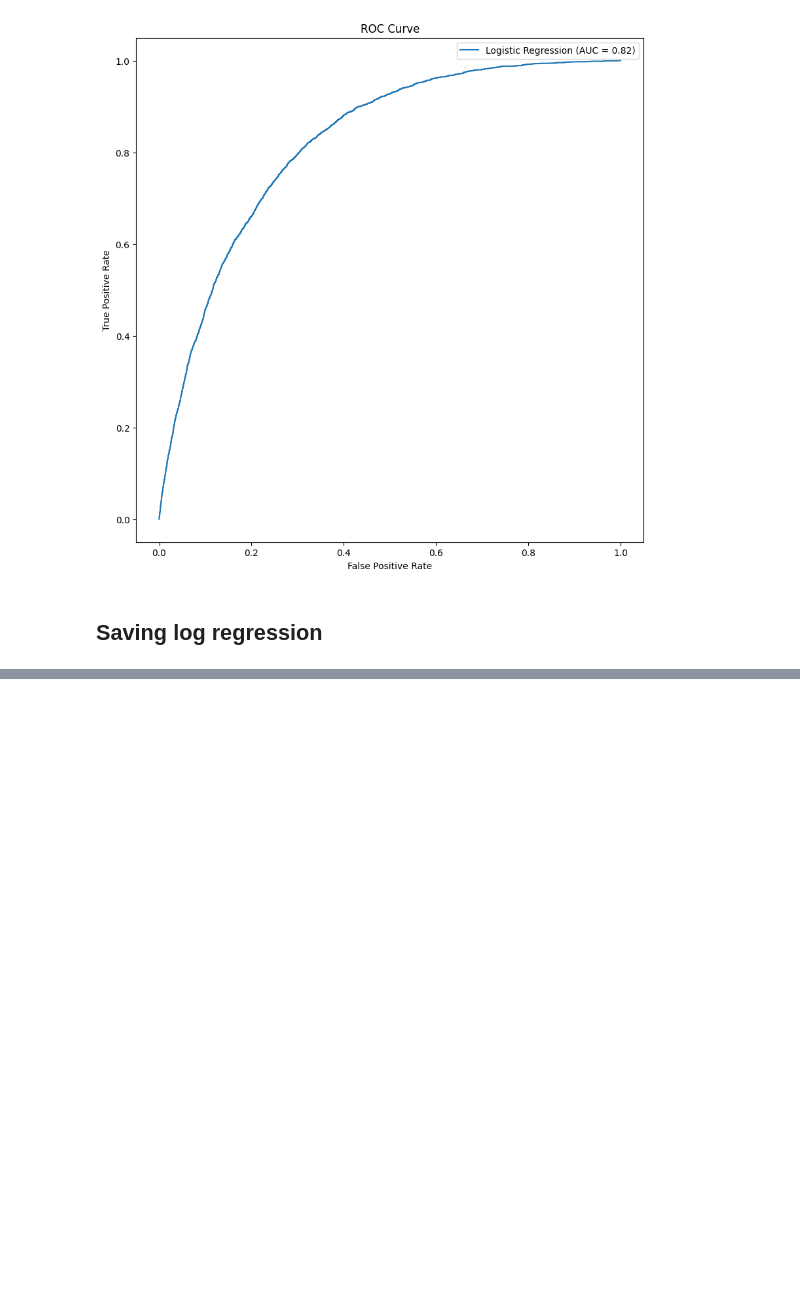
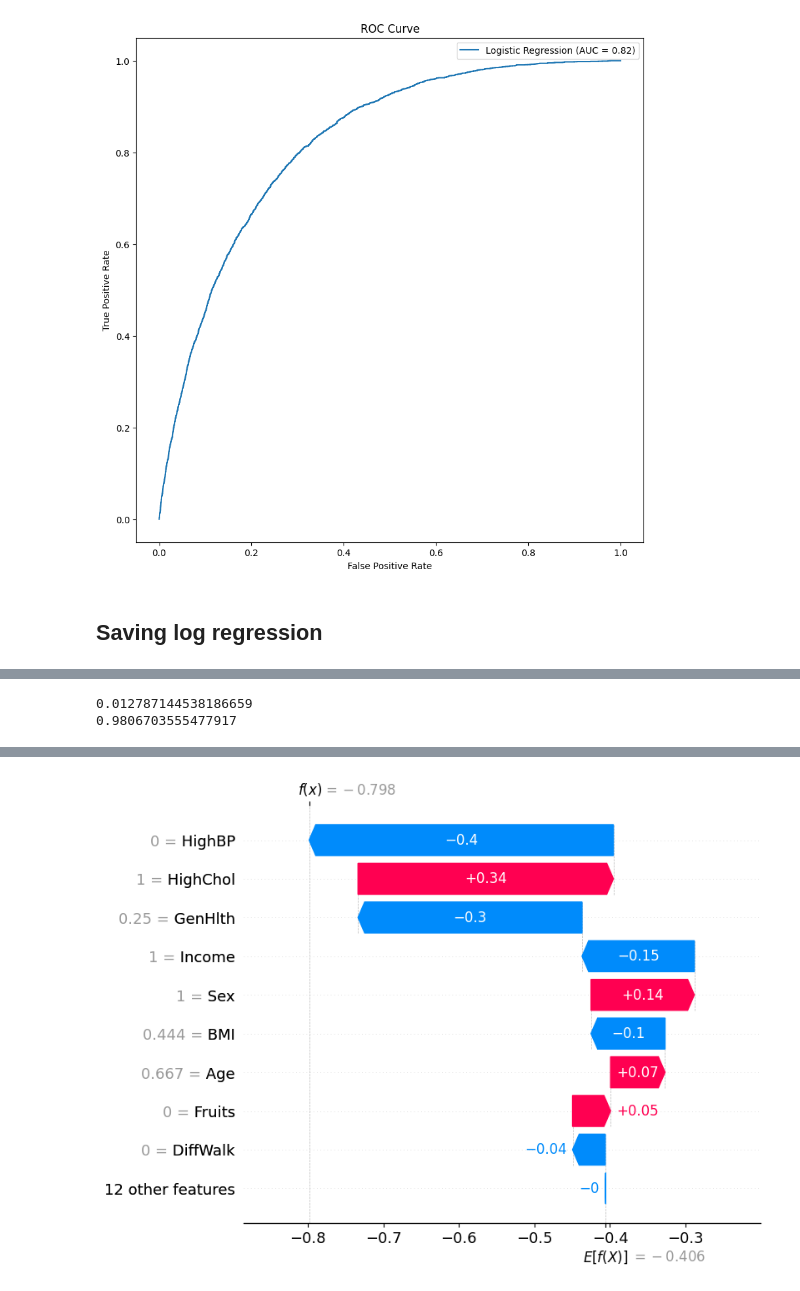
Before and after one commit to Iwaniukooo11/ml-diabetes-prediction, a Jupyter notebook: Diabetes_final_models.ipynb, the cells around one changed output, grey strips where cells are left out. Cells and saved outputs as stored; diff of their text form; code cells hidden in the pictures; blank space fills up the shorter version.

```diff
--- a/Diabetes_final_models.ipynb
+++ b/Diabetes_final_models.ipynb
@@ -304,0 +344,4 @@ joblib.dump(log_reg, 'log_reg.pkl')
+# %%
+#now import model log_req
+log_reg = joblib.load('log_reg.pkl')
+y_pred_proba = log_reg.predict_proba(X_test)[:,1]
@@ -304,0 +432,18 @@ joblib.dump(log_reg, 'log_reg.pkl')
+# %%
+#print predicted y prob for logistic reg (head)
+
+y_pred_proba = log_reg.predict_proba(X_test)[:,1]
+#show min and max of y_pred proba
+print(y_pred_proba.min())
+print(y_pred_proba.max())
+# %% [output]
+0.012787144538186659
+0.9806703555477917
+# %%
+#apply shap to logistic regression model (shap.force model)
+import shap
+shap.initjs()
+explainer = shap.Explainer(log_reg, X_test)
+shap_values = explainer(X_test)
+shap.plots.waterfall(shap_values[0])
+# %% [output]
@@ -304,0 +451 @@ joblib.dump(log_reg, 'log_reg.pkl')
+[figure, added]
```
Also changed, not shown: parts of 22 cells of this notebook, 4 other files.
